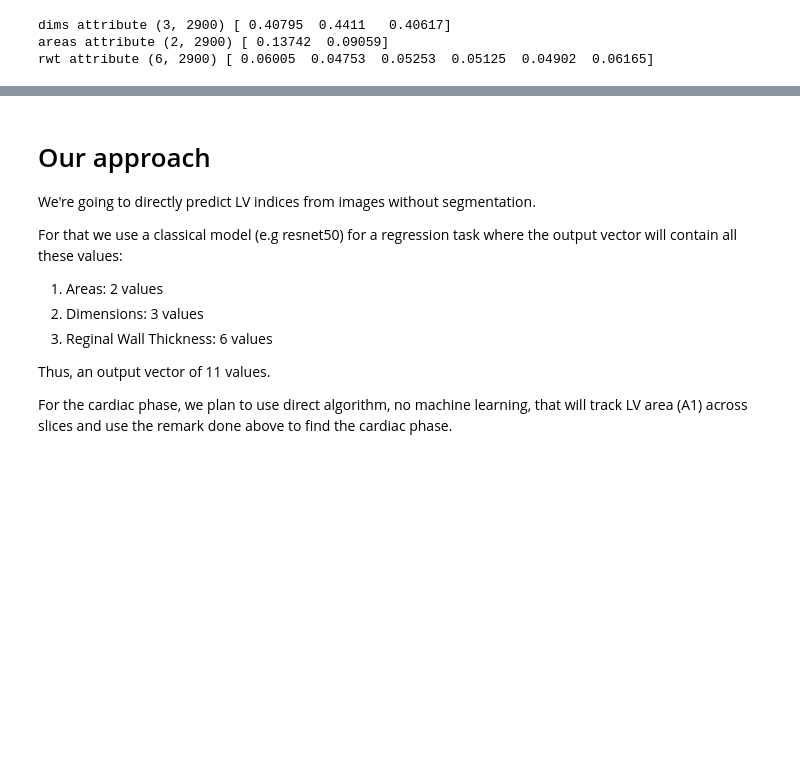
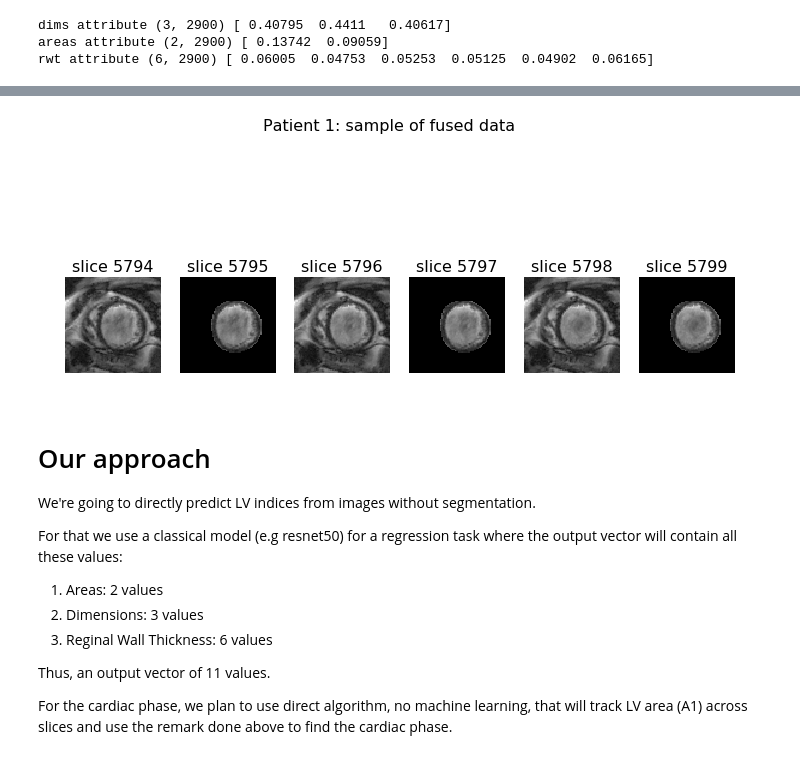
Before and after one commit to harrislin2018/LVQuan18, a Jupyter notebook: Main.ipynb, the cells around one changed output, grey strips where cells are left out. Saved outputs shown, nothing was run; the diff lists cells and outputs as text; code cells hidden in the pictures; blank space fills up the shorter version.

```diff
--- a/Main.ipynb
+++ b/Main.ipynb
@@ -154,3 +247,8 @@ rwt attribute (6, 2900) [ 0.06005  0.04753  0.05253  0.05125  0.04902  0.06165]
+# %%
+idxs = range(5794, 5800)
+plots(x_lv_segs[idxs], titles=['slice '+str(i) for i in idxs], maintitle='Patient 1: sample of fused data')
+# %% [output]
+[figure, added]
 # %% [markdown]
 # Our approach
 
```
Also changed, not shown: parts of 19 cells of this notebook.
